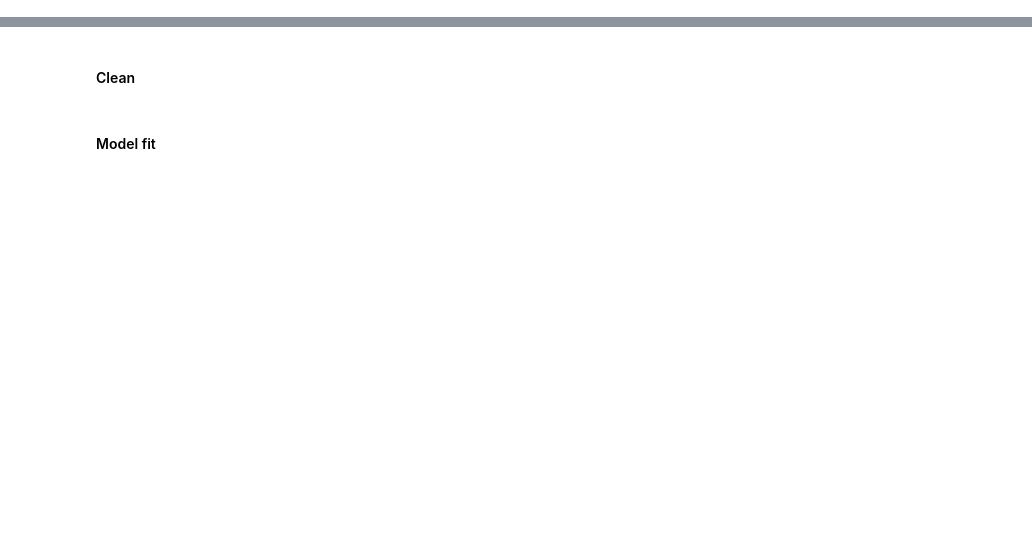
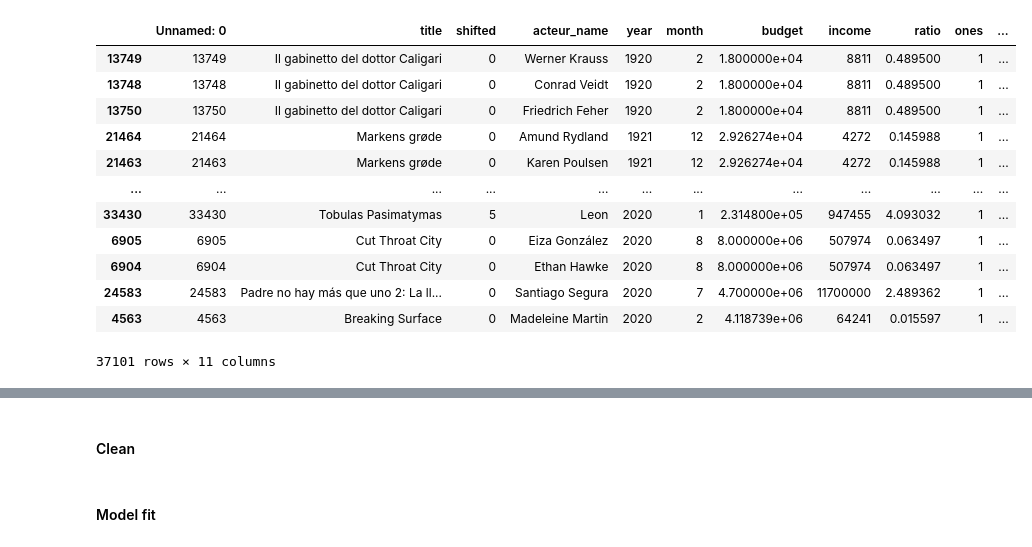
Before and after one commit to OscarTou/CinePred, a Jupyter notebook: notebooks/Untitled1.ipynb, the cells around one changed output, grey strips where cells are left out. Drawn from its saved outputs; the diff is of its cells as text; code cells hidden in the pictures; blank space fills up the shorter version.

```diff
--- a/notebooks/Untitled1.ipynb
+++ b/notebooks/Untitled1.ipynb
@@ -16,0 +28,2 @@ df = import_data('../raw_data/IMDb movies.csv')
+# %%
+acteurs_df = pd.read_csv("../raw_data/cat_acteur.csv")
@@ -16,0 +54,17 @@ df = import_data('../raw_data/IMDb movies.csv')
+# %%
+acteurs_df['last income'] = acteurs_df.groupby(by='acteur_name')['last income'].transform(lambda x: x.shift(1, fill_value=0))
+acteurs_df
+# %% [output]
+|  | Unnamed: 0 | title | shifted | acteur_name | year | month | budget | income | ratio | ones | ... |
+| 13749 | 13749 | Il gabinetto del dottor Caligari | 0 | Werner Krauss | 1920 | 2 | 1.800000e+04 | 8811 | 0.489500 | 1 | ... |
+| 13748 | 13748 | Il gabinetto del dottor Caligari | 0 | Conrad Veidt | 1920 | 2 | 1.800000e+04 | 8811 | 0.489500 | 1 | ... |
+| 13750 | 13750 | Il gabinetto del dottor Caligari | 0 | Friedrich Feher | 1920 | 2 | 1.800000e+04 | 8811 | 0.489500 | 1 | ... |
+| 21464 | 21464 | Markens grøde | 0 | Amund Rydland | 1921 | 12 | 2.926274e+04 | 4272 | 0.145988 | 1 | ... |
+| 21463 | 21463 | Markens grøde | 0 | Karen Poulsen | 1921 | 12 | 2.926274e+04 | 4272 | 0.145988 | 1 | ... |
+| ... | ... | ... | ... | ... | ... | ... | ... | ... | ... | ... | ... |
+| 33430 | 33430 | Tobulas Pasimatymas | 5 | Leon | 2020 | 1 | 2.314800e+05 | 947455 | 4.093032 | 1 | ... |
+| 6905 | 6905 | Cut Throat City | 0 | Eiza González | 2020 | 8 | 8.000000e+06 | 507974 | 0.063497 | 1 | ... |
+| 6904 | 6904 | Cut Throat City | 0 | Ethan Hawke | 2020 | 8 | 8.000000e+06 | 507974 | 0.063497 | 1 | ... |
+| 24583 | 24583 | Padre no hay más que uno 2: La ll... | 0 | Santiago Segura | 2020 | 7 | 4.700000e+06 | 11700000 | 2.489362 | 1 | ... |
+| 4563 | 4563 | Breaking Surface | 0 | Madeleine Martin | 2020 | 2 | 4.118739e+06 | 64241 | 0.015597 | 1 | ... |
+37101 rows × 11 columns
```
Also changed, not shown: parts of 24 cells of this notebook, 3 other files.
